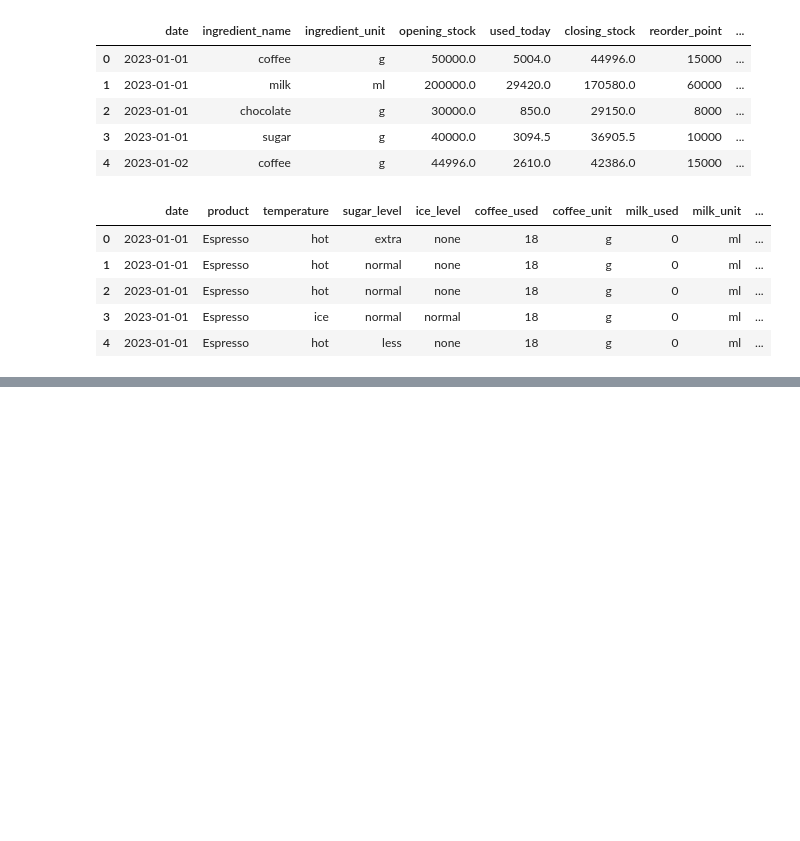
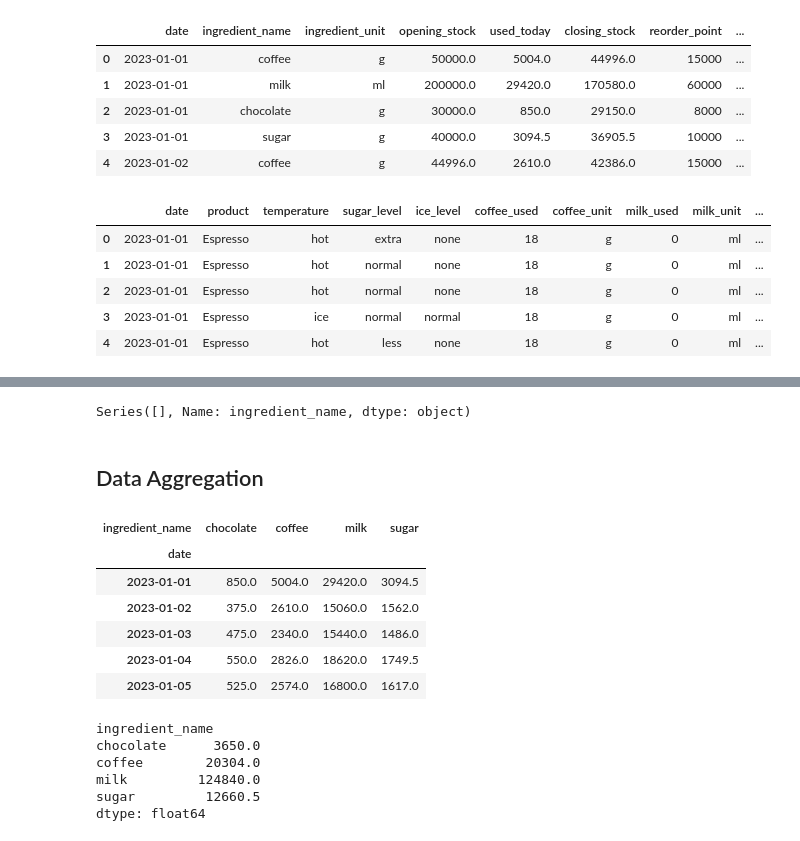
Before and after one commit to AlphaByte-RedTeam/forecasting-inventory-alert-system, a Jupyter notebook: src/main.ipynb, the cells around one changed output, grey strips where cells are left out. Cells and saved outputs as stored; diff of their text form; code cells hidden in the pictures; blank space fills up the shorter version.

Commit message:
feat: add data aggregation section

```diff
--- a/src/main.ipynb
+++ b/src/main.ipynb
@@ -39,0 +166,38 @@ df_sales.head()
+# %%
+# Check all ingredient_name available
+ingredients = set(df_inventory['ingredient_name'].unique().tolist())
+
+# Grouping per date per ingredient name
+daily_ingredients = df_inventory.groupby('date')['ingredient_name'].apply(set)
+
+# Find dates with missing required ingredients
+mismatched_dates = daily_ingredients[daily_ingredients != ingredients]
+print(mismatched_dates)
+# %% [output]
+Series([], Name: ingredient_name, dtype: object)
+# %% [markdown]
+## Data Aggregation
+# %%
+# daily ingredient consumption
+daily_consumption = df_inventory.groupby(['date', 'ingredient_name'])['used_today'].sum().unstack(fill_value=0)
+daily_consumption.index = pd.to_datetime(daily_consumption.index)
+
+daily_consumption.head()
+# %% [output]
+| ingredient_name | chocolate | coffee | milk | sugar |
+| date |  |  |  |  |
+| 2023-01-01 | 850.0 | 5004.0 | 29420.0 | 3094.5 |
+| 2023-01-02 | 375.0 | 2610.0 | 15060.0 | 1562.0 |
+| 2023-01-03 | 475.0 | 2340.0 | 15440.0 | 1486.0 |
+| 2023-01-04 | 550.0 | 2826.0 | 18620.0 | 1749.5 |
+| 2023-01-05 | 525.0 | 2574.0 | 16800.0 | 1617.0 |
+# %%
+# sanity check
+daily_consumption.loc["2023-01-02":"2023-01-08"].sum()
+# %% [output]
+ingredient_name
+chocolate      3650.0
+coffee        20304.0
+milk         124840.0
+sugar         12660.5
+dtype: float64
```
Also changed, not shown: parts of 11 cells of this notebook.
